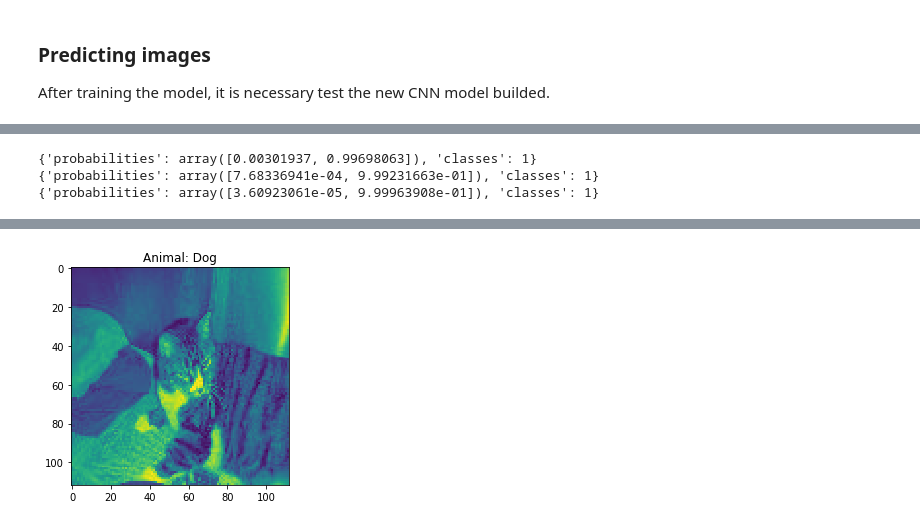
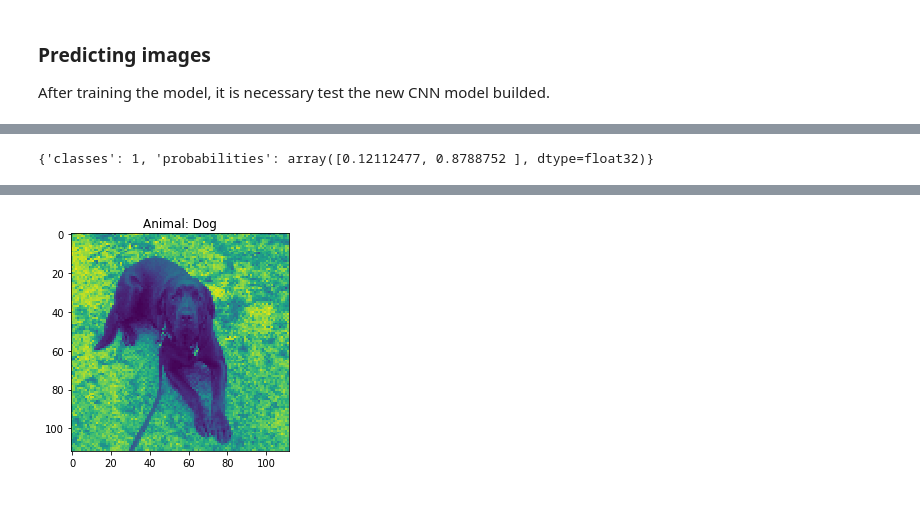
Before and after one commit to Murillo/Challenge-Kaggle, a Jupyter notebook: Dogs-vs-Cats/dogs-vs-cats.ipynb, the cells around one changed output, grey strips where cells are left out. Saved outputs shown, nothing was run; the diff lists cells and outputs as text; code cells hidden in the pictures.

```diff
--- a/Dogs-vs-Cats/dogs-vs-cats.ipynb
+++ b/Dogs-vs-Cats/dogs-vs-cats.ipynb
@@ -211,8 +202,11 @@ print (label[0])
+# %%
+arr_images = np.array(data)
+label =  np.array(label).astype(int)
 # %%
 ###################################
 ####### Create the Estimator ######
 mnist_classifier = tf.estimator.Estimator(
-    model_fn=cnn_model, model_dir="C:\\Users\\msgru\\Documents\\Git\\Outros\\Dogs-Cats\\convnet_model")
+    model_fn=cnn_model, model_dir="/home/msgrubler/Git/Others/Dogs-Cats/convnet_model")
 
 ##########################################
 ###### Set up logging for predictions
@@ -231,7 +225,7 @@ train_input_fn = tf.estimator.inputs.numpy_input_fn(
 
 mnist_classifier.train(
     input_fn=train_input_fn,
-    steps=500,
+    steps=250,
     hooks=[logging_hook])
 ###############################
 # %% [output]
@@ -257,9 +251,12 @@ INFO:tensorflow:Loss for final step: 0.005550611298531294.
 ### Predicting images
 
 After training the model, it is necessary test the new CNN model builded.
+# %%
+result = process_resize_images_by_tensorflow('test/', width, height, 100)
+arr_result = np.array(result[0])
 # %%
 predict_input_fn = tf.estimator.inputs.numpy_input_fn(
-  x={"x": arr_images[:,:].astype(float)},
+  x={"x": arr_result},
   num_epochs=1,
   shuffle=False)
 test_results = mnist_classifier.predict(input_fn=predict_input_fn)
@@ -273,13 +270,9 @@ INFO:tensorflow:Restoring parameters from C:\Users\msgru\Documents\Git\Outros\Do
 INFO:tensorflow:Running local_init_op.
 INFO:tensorflow:Done running local_init_op.
-# %%
-print (results[2000]) #wrong
-print (results[4]) #wrong
-print (results[17000]) #correct
-# %% [output]
-{'probabilities': array([0.00301937, 0.99698063]), 'classes': 1}
-{'probabilities': array([7.68336941e-04, 9.99231663e-01]), 'classes': 1}
-{'probabilities': array([3.60923061e-05, 9.99963908e-01]), 'classes': 1}
+# %%
+print (results[77])
+# %% [output]
+{'classes': 1, 'probabilities': array([0.12112477, 0.8788752 ], dtype=float32)}
 # %%
-show_image(data[2000][0], "Dog" if results[2000]['classes'] == 1 else "Cat")
+show_image(arr_result[77], "Dog" if results[77]['classes'] == 1 else "Cat")
 # %% [output]
@@ -287 +280 @@ show_image(data[2000][0], "Dog" if results[2000]['classes'] == 1 else "Cat")
-[figure, old version]
+[figure, new version]
```
Also changed, not shown: parts of 18 cells of this notebook.
